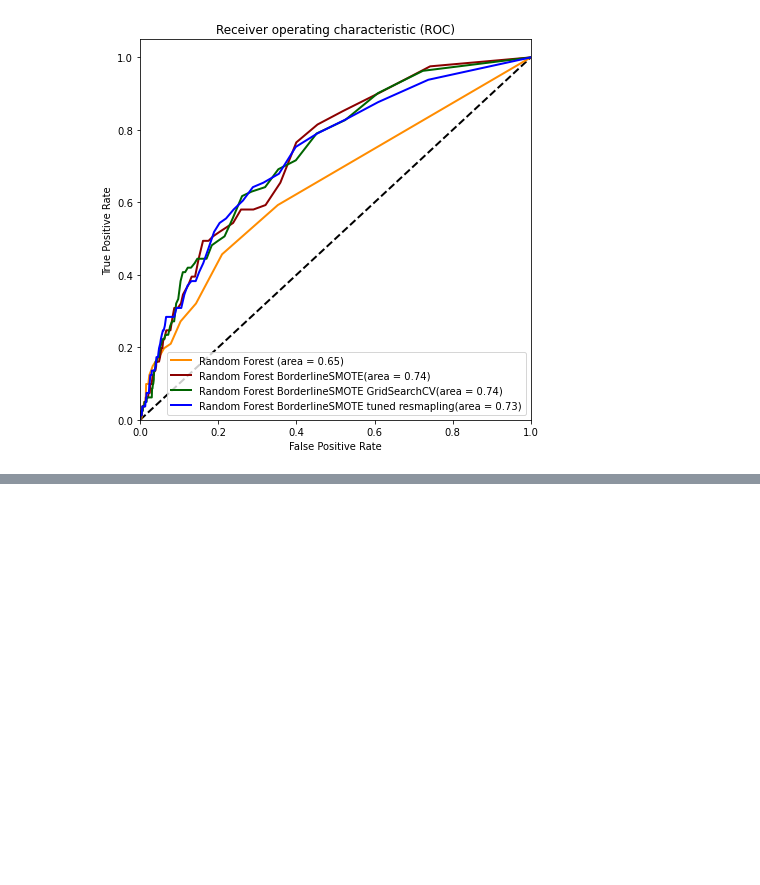
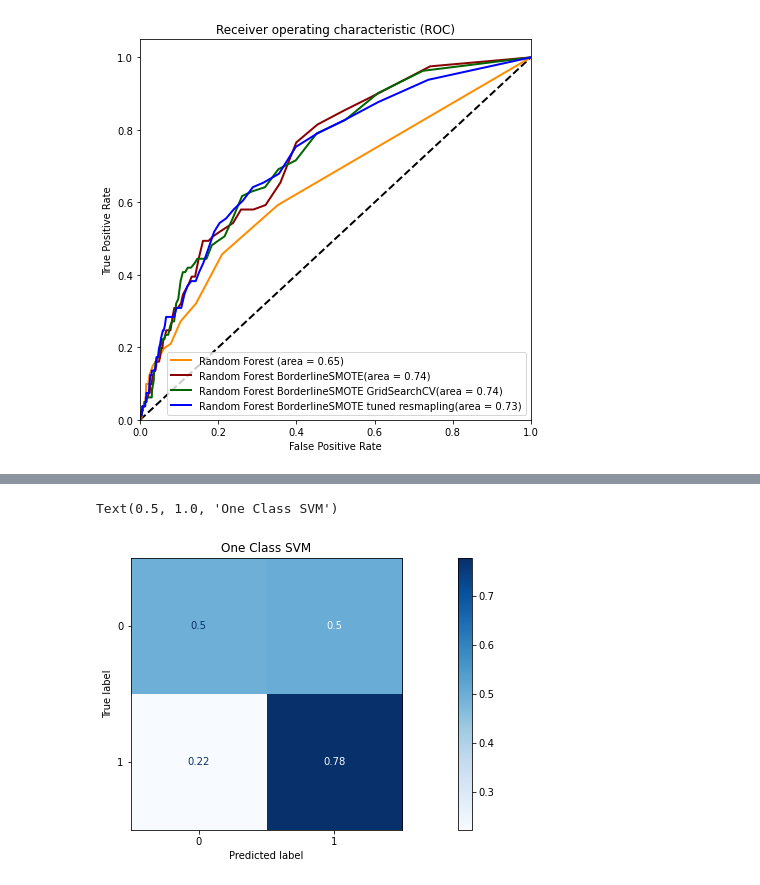
Before and after one commit to wbogucz/capstone2, a Jupyter notebook: notebooks/Modeling_v2.ipynb, the cells around one changed output, grey strips where cells are left out. Drawn from its saved outputs; the diff is of its cells as text; code cells hidden in the pictures; blank space fills up the shorter version.

```diff
--- a/notebooks/Modeling_v2.ipynb
+++ b/notebooks/Modeling_v2.ipynb
@@ -1151,0 +1025,14 @@ plt.show()
+# %%
+test = pd.DataFrame(data=X_test)
+
+test['y'] = y_test
+# %%
+from sklearn.svm import OneClassSVM
+
+oc = OneClassSVM().fit(train)
+
+oc_pred = oc.predict(test)
+# %%
+temp_oc = pd.DataFrame(data=oc_pred)
+# %%
+oc_pred = temp_oc[0].map({1:0, -1:1})
@@ -1151,0 +1054,10 @@ plt.show()
+# %%
+fig, (ax1) = plt.subplots(1, figsize=(20,5))
+cm1 = confusion_matrix(y_test, oc_pred, normalize='true')
+
+cm1_dis = ConfusionMatrixDisplay(cm1).plot(ax=ax1, cmap=plt.cm.Blues)
+
+ax1.set_title('One Class SVM')
+# %% [output]
+Text(0.5, 1.0, 'One Class SVM')
+[figure, added]
```
Also changed, not shown: parts of 19 cells of this notebook.
